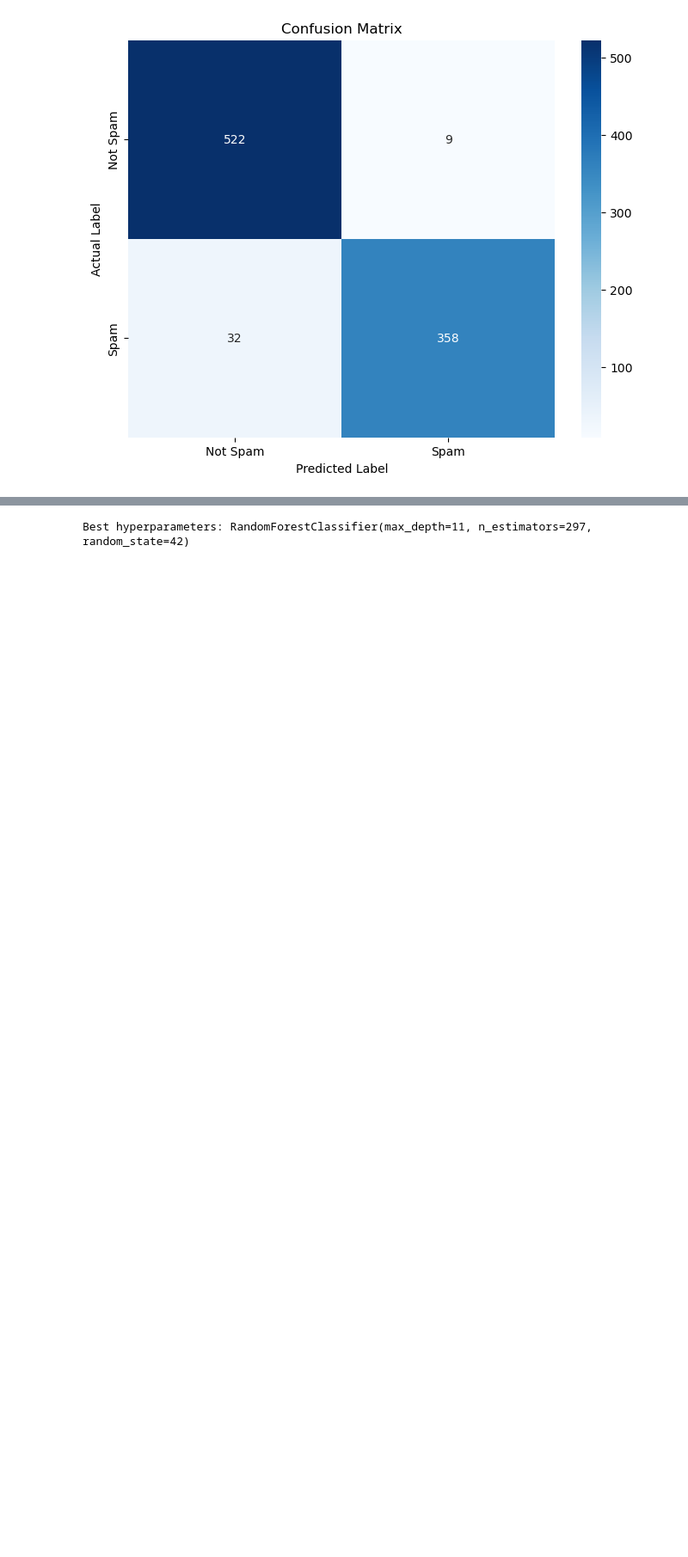
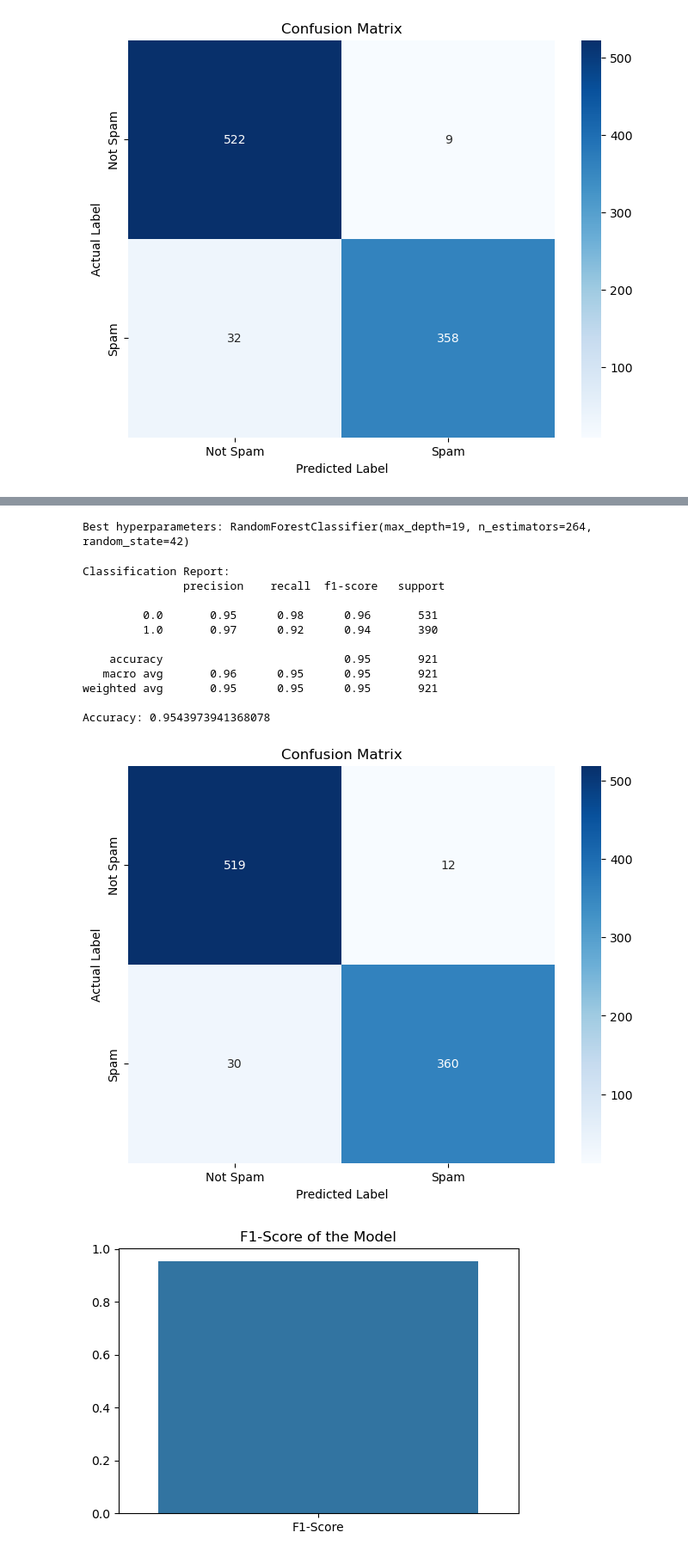
Before and after one commit to ChrysovalantisPsilos/MachineLearning, a Jupyter notebook: script.ipynb, the cells around one changed output, grey strips where cells are left out. Shown: that part at 86% size. Cells and saved outputs as stored; diff of their text form; code cells hidden in the pictures; blank space fills up the shorter version.

```diff
--- a/script.ipynb
+++ b/script.ipynb
@@ -219,7 +547,7 @@ param_dist = {'n_estimators': randint(50,500), 'max_depth': randint(1,20)}
 
 rf=RandomForestClassifier(random_state=42)
 
-rand_search = RandomizedSearchCV(rf, param_distributions = param_dist, n_iter=5, cv=5)
+rand_search = RandomizedSearchCV(rf, param_distributions = param_dist, n_iter=5, cv=5, random_state=42, scoring='accuracy')
 
 rand_search.fit(X_train,y_train)
 
@@ -227,4 +555,53 @@ best_rf = rand_search.best_estimator_
 
 print("Best hyperparameters:", best_rf)
 # %% [output]
-Best hyperparameters: RandomForestClassifier(max_depth=11, n_estimators=297, random_state=42)
+Best hyperparameters: RandomForestClassifier(max_depth=19, n_estimators=264, random_state=42)
+# %%
+
+# Assuming rand_search has been fitted and best_rf has been identified
+# Predict on the test set using the best estimator
+y_pred = best_rf.predict(X_test)
+
+# Calculate the F1 score (weighted, because of class imbalance)
+f1 = f1_score(y_test, y_pred, average='weighted')
+
+# Calculate the overall accuracy
+accuracy = accuracy_score(y_test, y_pred)
+
+# Generate the classification report
+class_report = classification_report(y_test, y_pred)
+
+# Generate the confusion matrix
+conf_matrix = confusion_matrix(y_test, y_pred)
+
+# Print the classification report and accuracy
+print("Classification Report:\n", class_report)
+print("Accuracy:", accuracy)
+
+# Plot the confusion matrix
+plt.figure(figsize=(8, 6))
+sns.heatmap(conf_matrix, annot=True, fmt='g', cmap='Blues', xticklabels=['Not Spam', 'Spam'], yticklabels=['Not Spam', 'Spam'])
+plt.title('Confusion Matrix')
+plt.ylabel('Actual Label')
+plt.xlabel('Predicted Label')
+plt.show()
+
+# Plot the F1-score
+plt.figure(figsize=(6, 4))
+sns.barplot(x=['F1-Score'], y=[f1])
+plt.title('F1-Score of the Model')
+plt.show()
+# %% [output]
+Classification Report:
+               precision    recall  f1-score   support
+
+         0.0       0.95      0.98      0.96       531
+         1.0       0.97      0.92      0.94       390
+
+    accuracy                           0.95       921
+   macro avg       0.96      0.95      0.95       921
+weighted avg       0.95      0.95      0.95       921
+
+Accuracy: 0.9543973941368078
+[figure, added]
+[figure, added]
```
Also changed, not shown: parts of 29 cells of this notebook, 1 other file.
